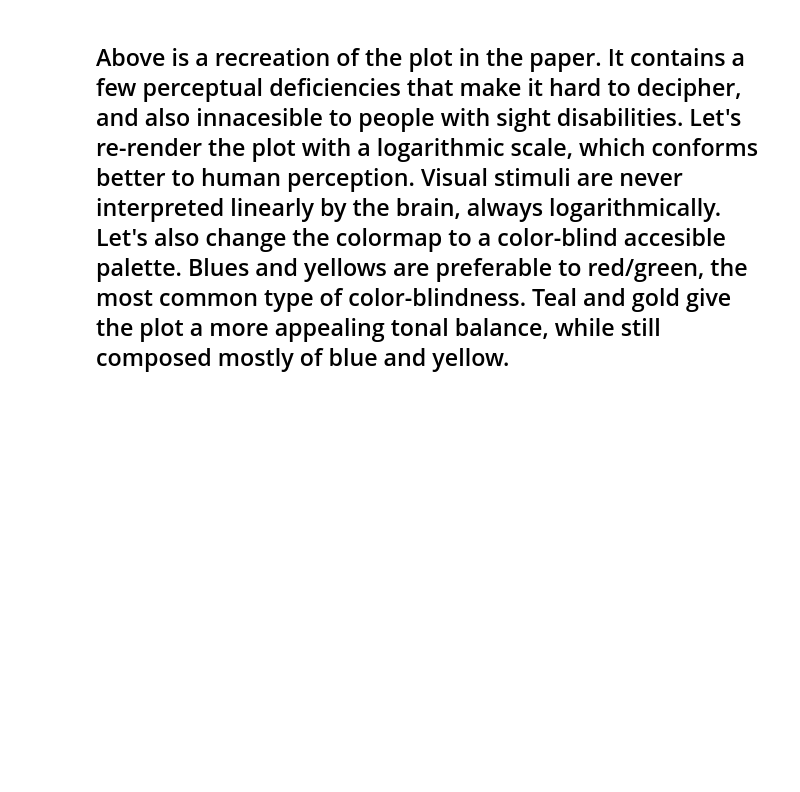
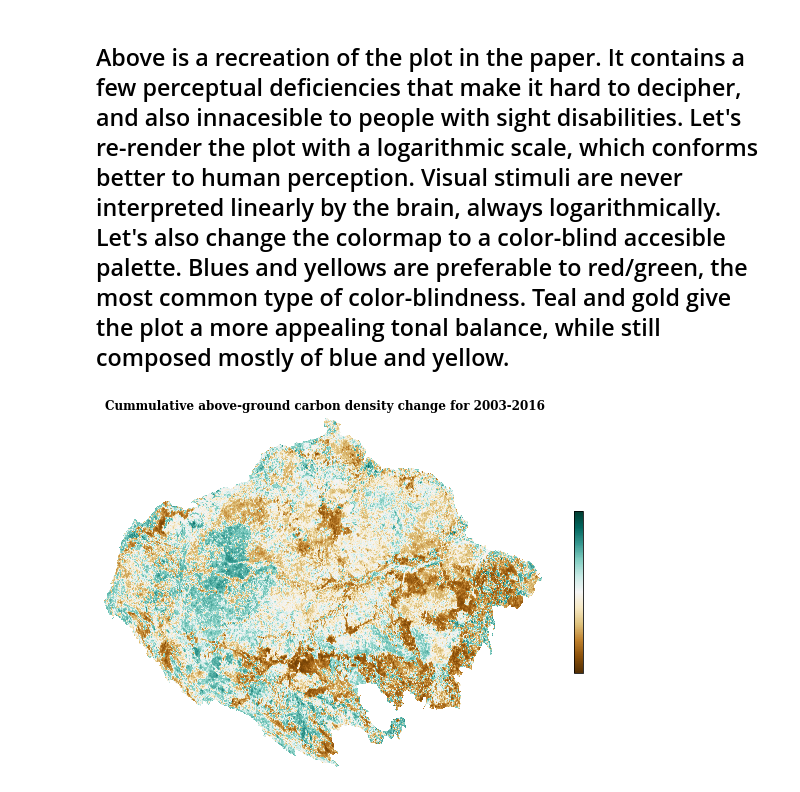
Before and after one commit to gabrielkassjohnson/Amazon-Indigenous-Carbon, a Jupyter notebook: Exploratory-Data-Analysis.ipynb, the cells around one changed output. Saved outputs shown, nothing was run; the diff lists cells and outputs as text; code cells hidden in the pictures; blank space fills up the shorter version.

```diff
--- a/Exploratory-Data-Analysis.ipynb
+++ b/Exploratory-Data-Analysis.ipynb
@@ -80,5 +84,16 @@ plt.savefig('original-plot')
 # %% [markdown]
 ## Above is a recreation of the plot in the paper. It contains a few perceptual deficiencies that make it hard to decipher, and also innacesible to people with sight disabilities. Let's re-render the plot with a logarithmic scale, which conforms better to human perception. Visual stimuli are never interpreted linearly by the brain, always logarithmically. Let's also change the colormap to a color-blind accesible palette. Blues and yellows are preferable to red/green, the most common type of color-blindness. Teal and gold give the plot a more appealing tonal balance, while still composed mostly of blue and yellow.
+# %%
+fig, ax = plt.subplots(figsize=(8,8))
+ax.set_axis_off()
+ax.set_title('Cummulative above-ground carbon density change for 2003-2016')
+fig.colorbar(plt.cm.ScalarMappable(norm=colors.SymLogNorm(linthresh=1), cmap='BrBG'),
+             ax=ax, orientation='vertical', label='', shrink = 0.3)
+fig.tight_layout()
+ax.imshow(cumulative_change,norm=colors.SymLogNorm(linthresh=1),cmap='BrBG')
+plt.savefig('new-plot')
+# %% [output]
+[figure, added]
 # %%
 change_dict = {}
 for idx in change.indexes:
```
Also changed, not shown: parts of 3 cells of this notebook, 2 other files.
